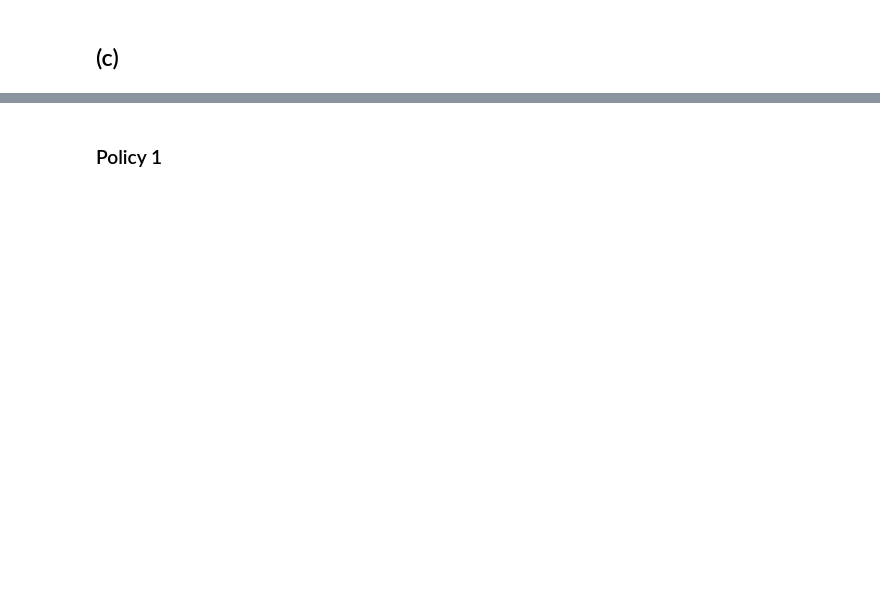
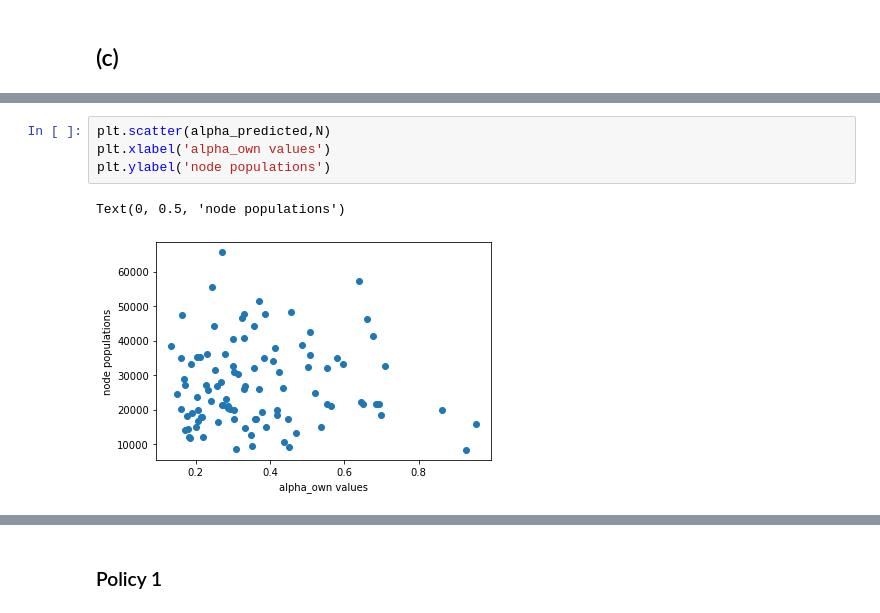
Before and after one commit to liaaaaran/PSTAT197A, a Jupyter notebook: Part2.ipynb, the cells around one changed output, grey strips where cells are left out. Drawn from its saved outputs; the diff is of its cells as text; blank space fills up the shorter version.

```diff
--- a/Part2.ipynb
+++ b/Part2.ipynb
@@ -270,0 +305,7 @@ total_recovered_difference(best_alphas)
+# %%
+plt.scatter(alpha_predicted,N)
+plt.xlabel('alpha_own values')
+plt.ylabel('node populations')
+# %% [output]
+Text(0, 0.5, 'node populations')
+[figure, added]
```
Also changed, not shown: parts of 13 cells of this notebook.
